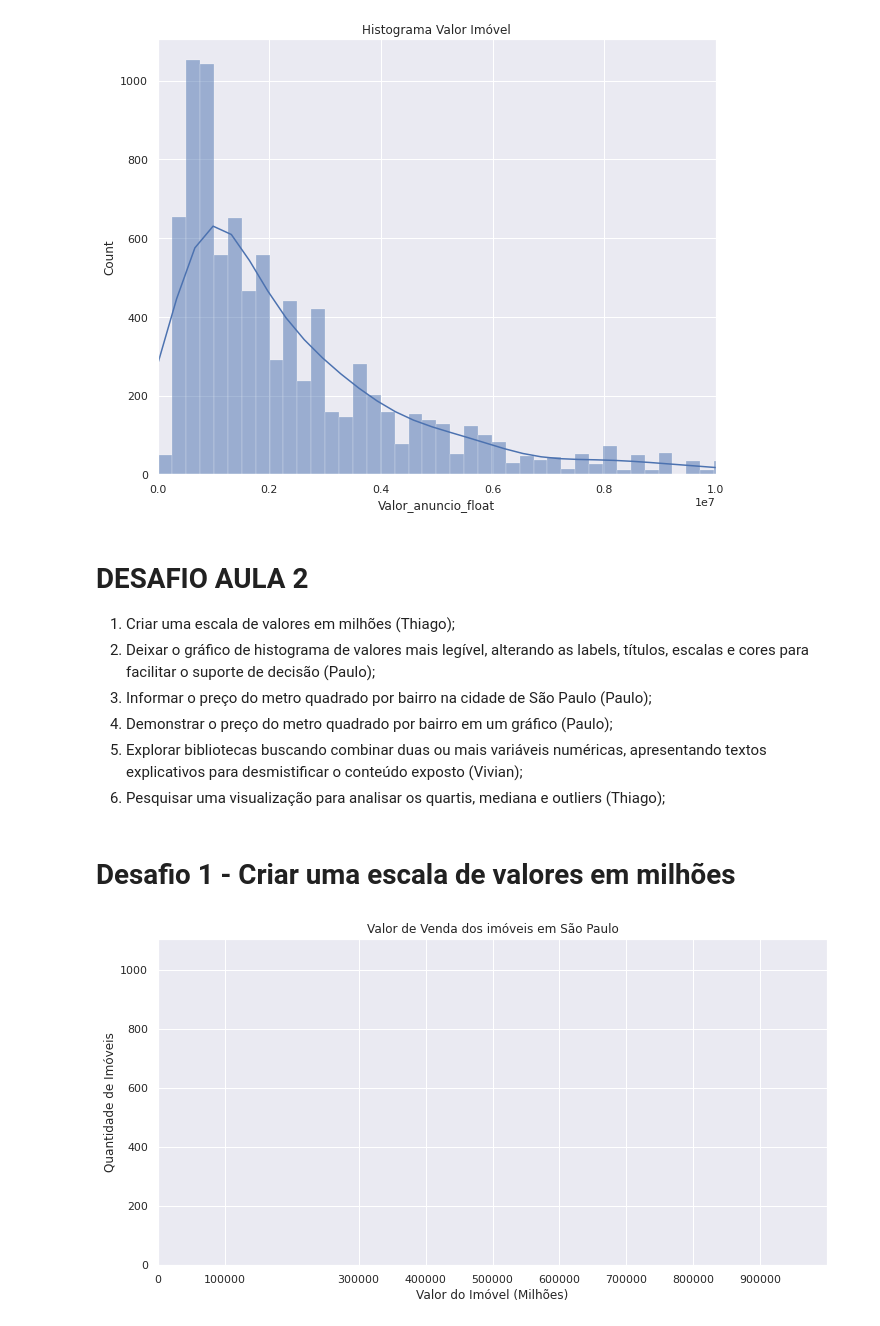
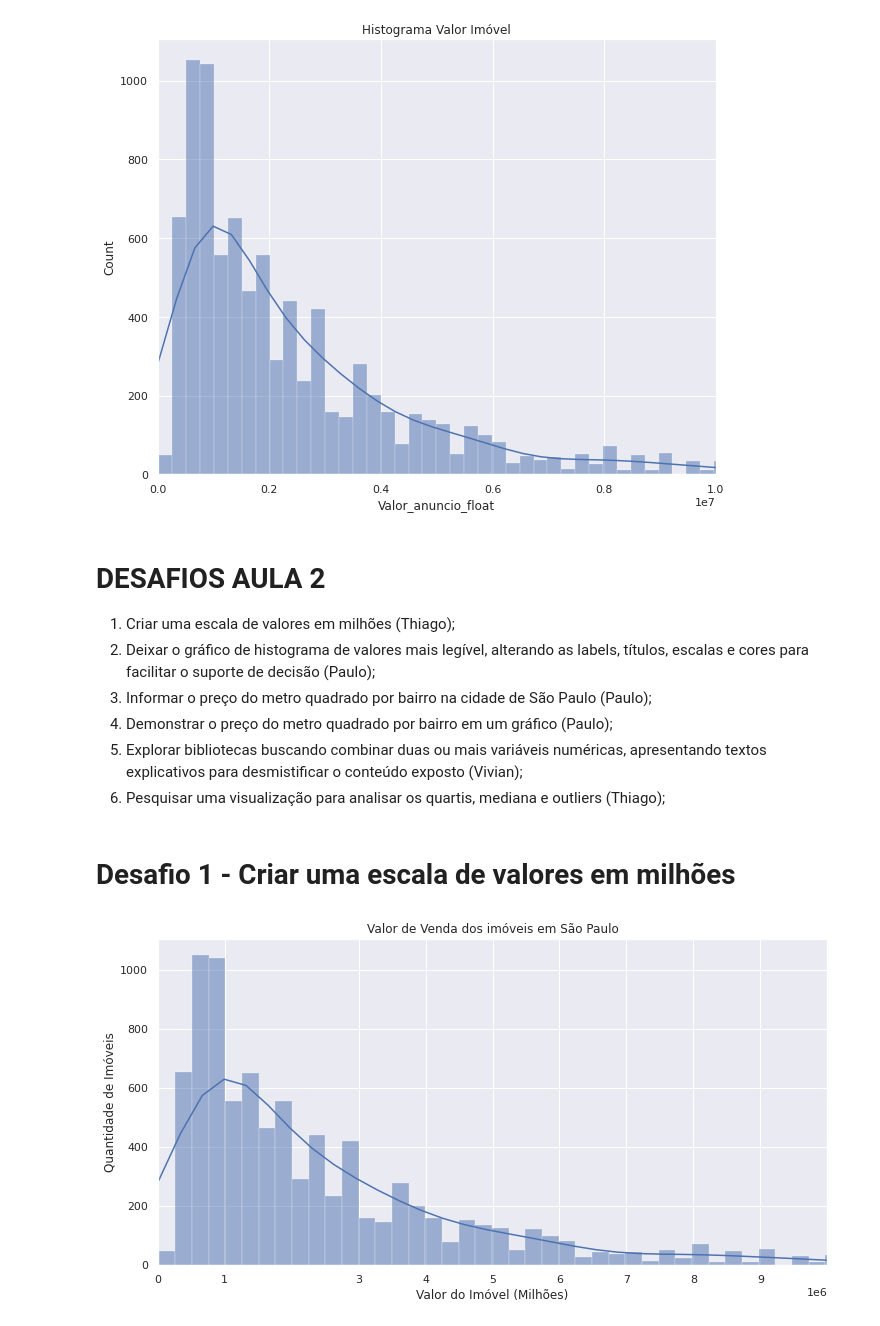
Before and after one commit to MateusJoseAdv/aluraquartaimersao, a Jupyter notebook: Imersão_de_dados_4ª_Edição_Alura.ipynb, the cells around one changed output. Cells and saved outputs as stored; diff of their text form; code cells hidden in the pictures.

```diff
--- a/Imersão_de_dados_4ª_Edição_Alura.ipynb
+++ b/Imersão_de_dados_4ª_Edição_Alura.ipynb
@@ -552,7 +552,7 @@ plt.show()
 # %% [output]
 [figure]
 # %% [markdown]
-# **DESAFIO AULA 2**
+# **DESAFIOS AULA 2**
 
 1. Criar uma escala de valores em milhões (Thiago);
 2. Deixar o gráfico de histograma de valores mais legível, alterando as labels, títulos, escalas e cores para facilitar o suporte de decisão (Paulo);
@@ -565,12 +565,11 @@ plt.show()
 # %%
 plt.figure(figsize = (12, 6))
 ax = sns.histplot(data = dados_vendas, x = "Valor_anuncio_float", kde = True)
 ax.set_title("Valor de Venda dos imóveis em São Paulo")
 plt.xlabel("Valor do Imóvel (Milhões)")
 plt.ylabel("Quantidade de Imóveis")
-
-plt.xticks([0, 100000, 2000000, 300000, 400000, 500000, 600000, 700000, 800000, 900000], rotation=0)
-plt.xlim((-50, 1000000))
+plt.xticks([0, 1000000, 20000000, 3000000, 4000000, 5000000, 6000000, 7000000, 8000000, 9000000], rotation=0)
+plt.xlim((-50, 10000000))
 plt.show()
 # %% [output]
-[figure, old version]
+[figure, new version]
```
Also changed, not shown: parts of 22 cells of this notebook.
